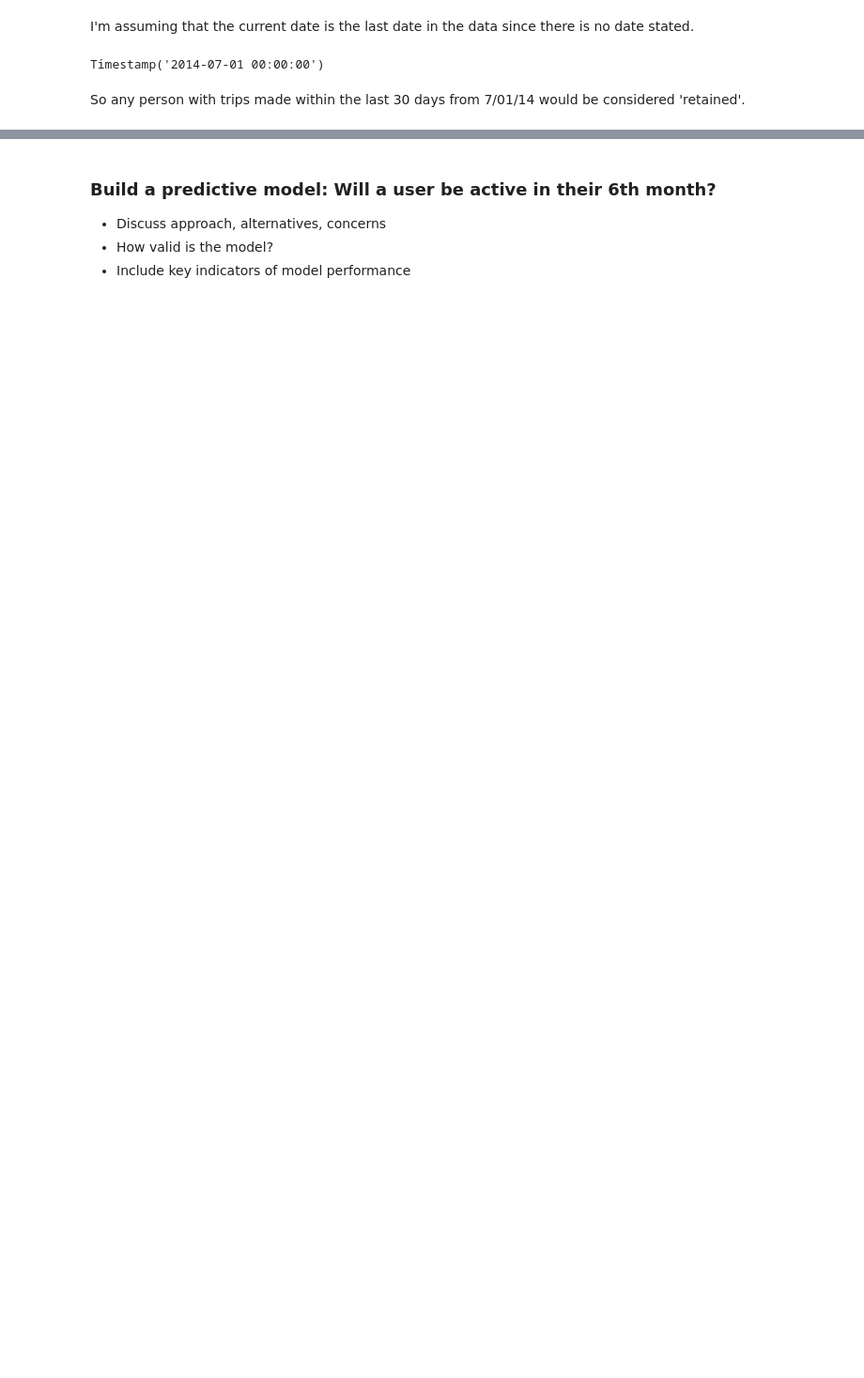
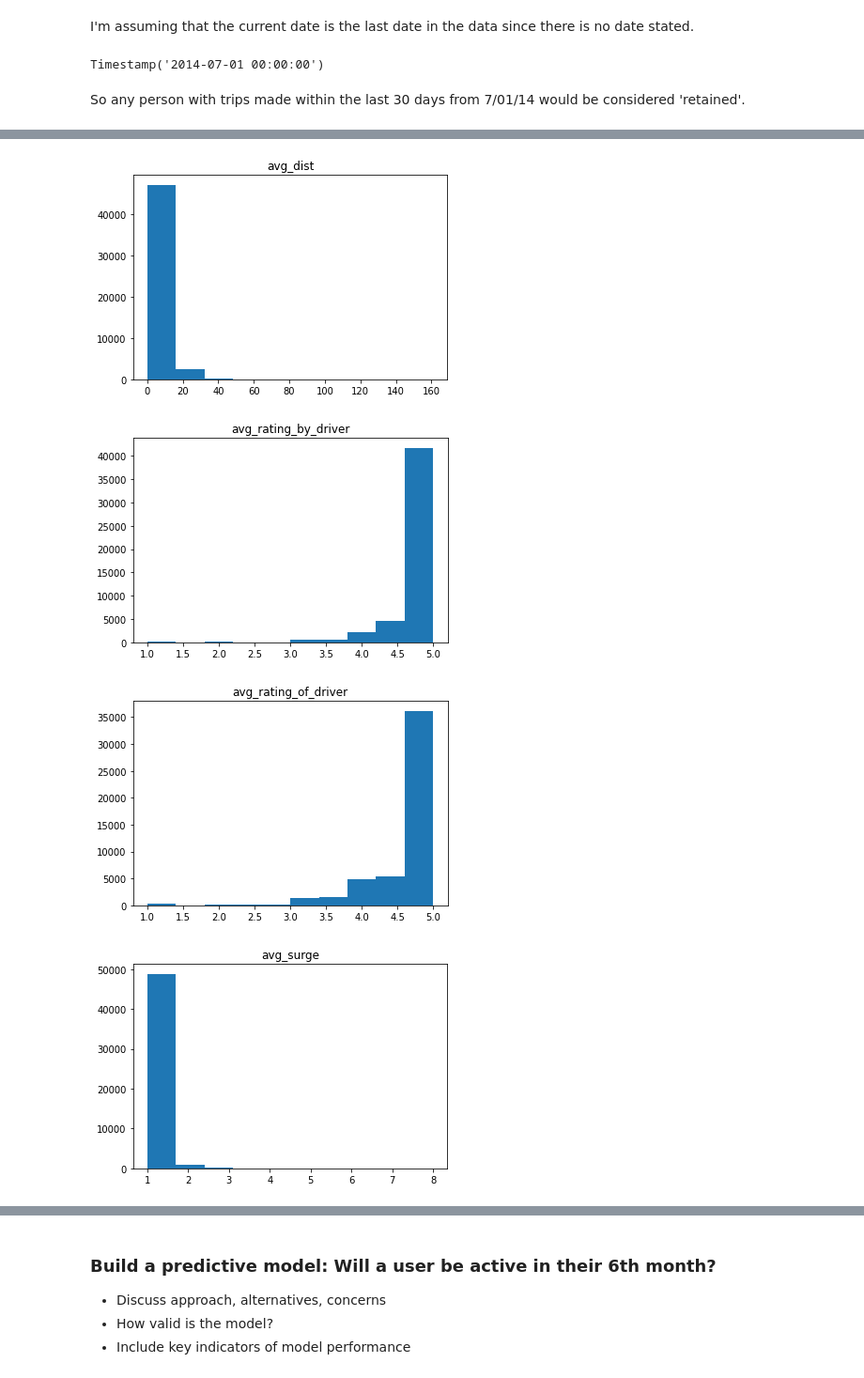
Before and after one commit to scho-git/springboard, a Jupyter notebook: takehome1_UltimateTech/Ultimate_Tech_Challenge.ipynb, the cells around one changed output, grey strips where cells are left out. Shown: that part at 94% size. Cells and saved outputs as stored; diff of their text form; code cells hidden in the pictures; blank space fills up the shorter version.

```diff
--- a/takehome1_UltimateTech/Ultimate_Tech_Challenge.ipynb
+++ b/takehome1_UltimateTech/Ultimate_Tech_Challenge.ipynb
@@ -337,0 +469,14 @@ In other words, 18,310 users took a trip in the last 30 days.
+# %%
+#Plot the numerical features
+num_features = ['avg_dist', 'avg_rating_by_driver', 'avg_rating_of_driver',
+               'avg_surge', 'surge_pct', 'trips_in_first_30_days', 'weekday_pct']
+
+for feature in num_features:
+    plt.hist(df[feature])
+    plt.title(feature)
+    plt.show()
+# %% [output]
+[figure, added]
+[figure, added]
+[figure, added]
+[figure, added]
```
Also changed, not shown: parts of 50 cells of this notebook.
